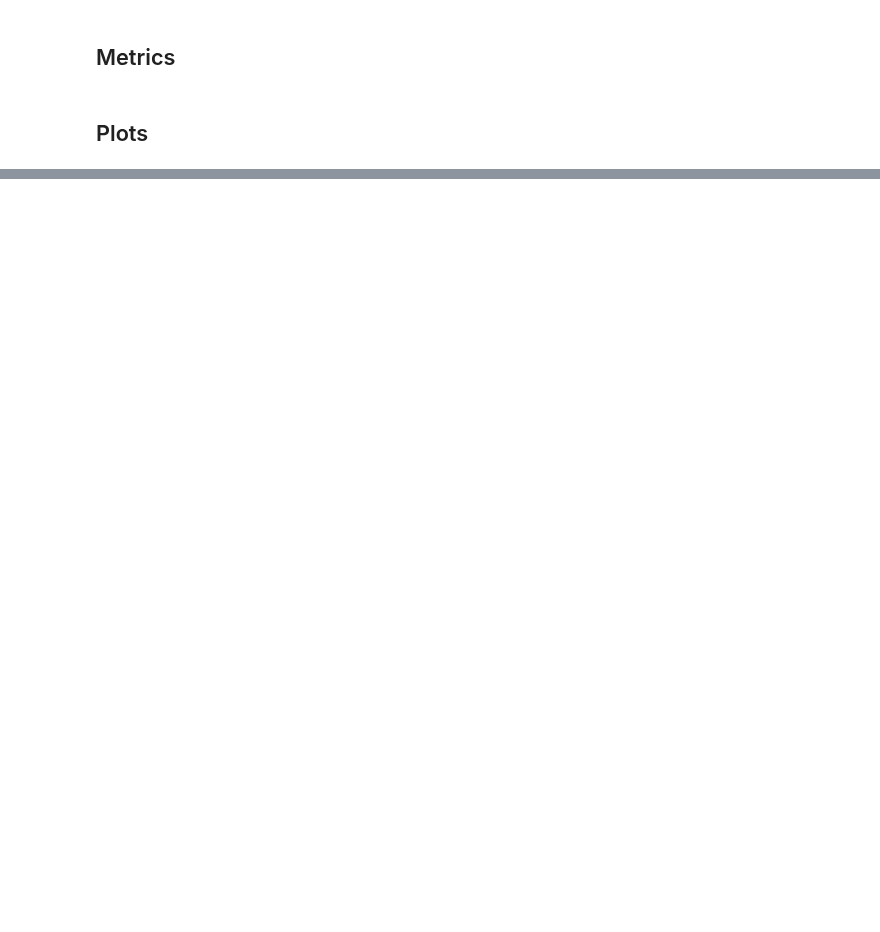
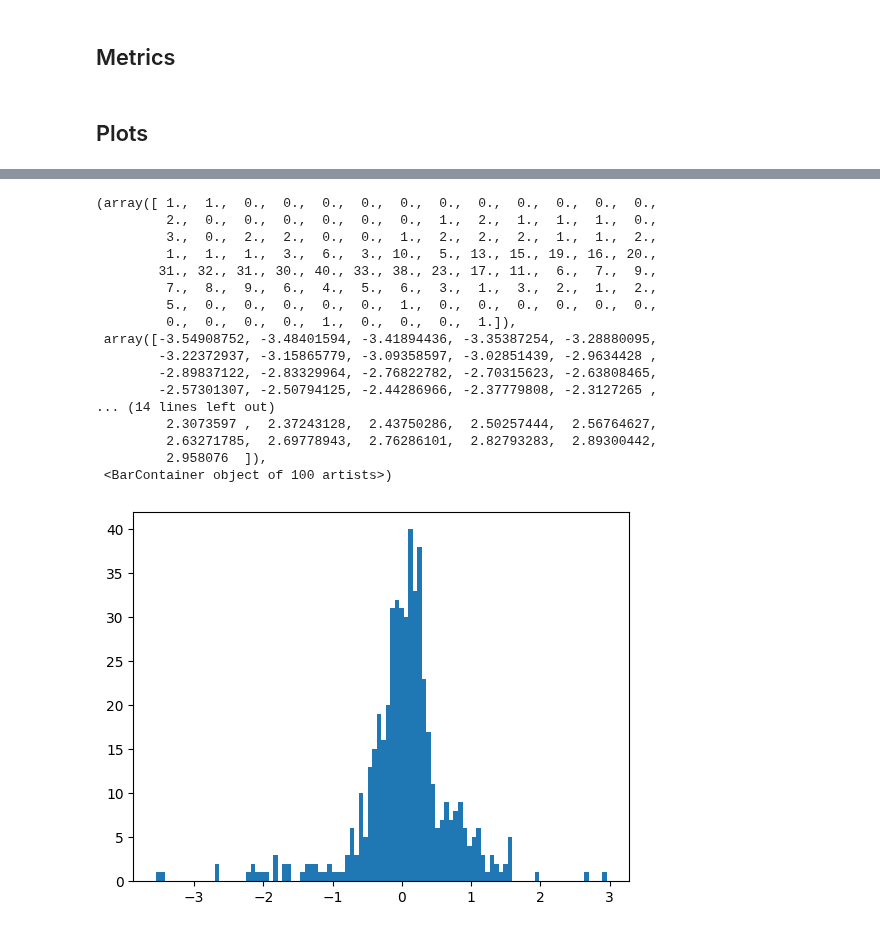
Before and after one commit to mwallace5270/hot-dust, a Jupyter notebook: evaluate.ipynb, the cells around one changed output, grey strips where cells are left out. Saved outputs shown, nothing was run; the diff lists cells and outputs as text; code cells hidden in the pictures; blank space fills up the shorter version.

```diff
--- a/evaluate.ipynb
+++ b/evaluate.ipynb
@@ -28,4 +62,26 @@ y_hat = network.predict(test).reshape((-1,))
 # %%
 # TODO plot a histogram of the residuals (y = y_hat + residual)
+residual = y - y_hat
+num_bins = 100
+plt.hist(residual, num_bins)
+# %% [output]
+(array([ 1.,  1.,  0.,  0.,  0.,  0.,  0.,  0.,  0.,  0.,  0.,  0.,  0.,
+         2.,  0.,  0.,  0.,  0.,  0.,  0.,  1.,  2.,  1.,  1.,  1.,  0.,
+         3.,  0.,  2.,  2.,  0.,  0.,  1.,  2.,  2.,  2.,  1.,  1.,  2.,
+         1.,  1.,  1.,  3.,  6.,  3., 10.,  5., 13., 15., 19., 16., 20.,
+        31., 32., 31., 30., 40., 33., 38., 23., 17., 11.,  6.,  7.,  9.,
+         7.,  8.,  9.,  6.,  4.,  5.,  6.,  3.,  1.,  3.,  2.,  1.,  2.,
+         5.,  0.,  0.,  0.,  0.,  0.,  1.,  0.,  0.,  0.,  0.,  0.,  0.,
+         0.,  0.,  0.,  0.,  1.,  0.,  0.,  0.,  1.]),
+ array([-3.54908752, -3.48401594, -3.41894436, -3.35387254, -3.28880095,
+        -3.22372937, -3.15865779, -3.09358597, -3.02851439, -2.9634428 ,
+        -2.89837122, -2.83329964, -2.76822782, -2.70315623, -2.63808465,
+        -2.57301307, -2.50794125, -2.44286966, -2.37779808, -2.3127265 ,
+... (14 lines left out)
+         2.3073597 ,  2.37243128,  2.43750286,  2.50257444,  2.56764627,
+         2.63271785,  2.69778943,  2.76286101,  2.82793283,  2.89300442,
+         2.958076  ]),
+ <BarContainer object of 100 artists>)
+[figure, added]
 # %%
 # TODO plot of the residuals against y
```
Also changed, not shown: parts of 4 cells of this notebook, 3 other files.
